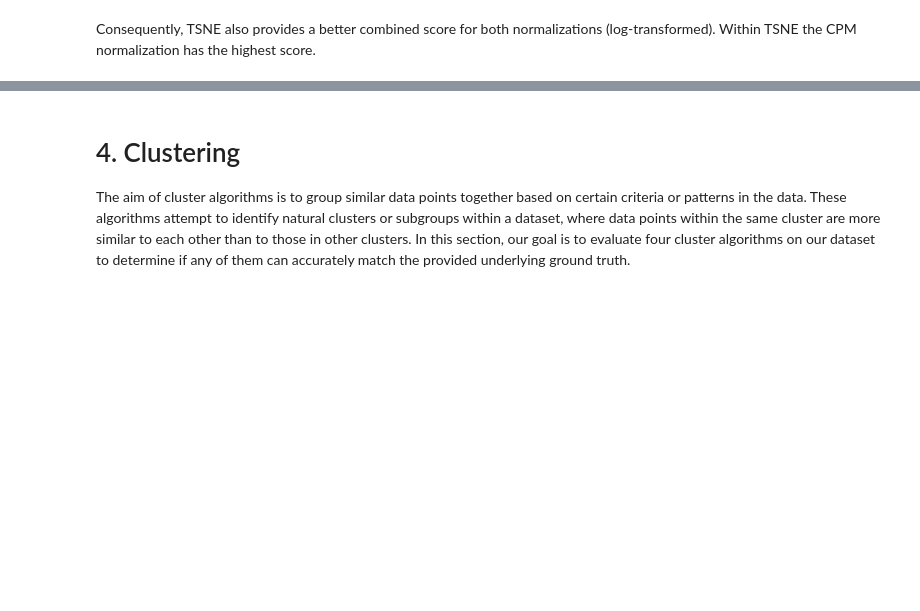
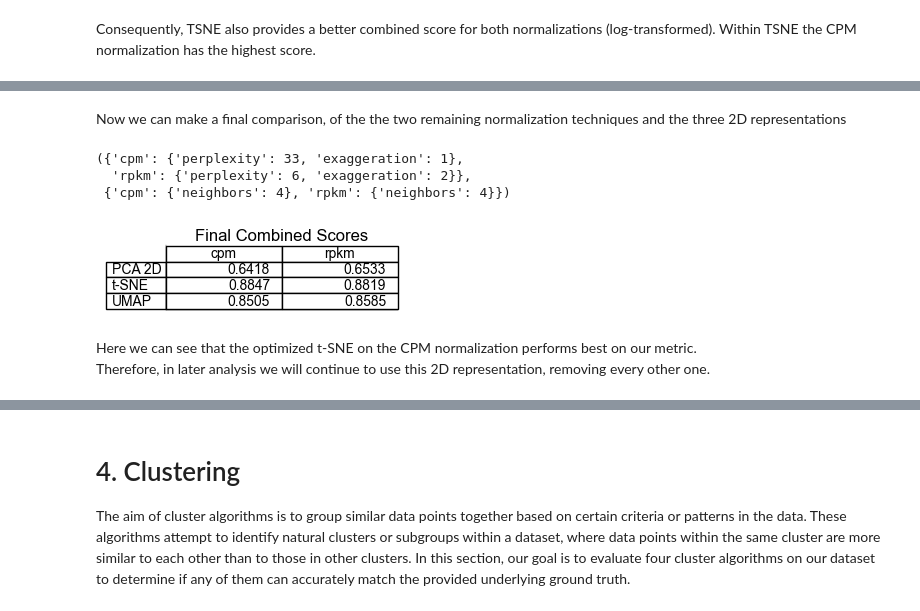
Before and after one commit to H-Kugler/neural-data-science, a Jupyter notebook: final_project/practical03_hand_in.ipynb, the cells around one changed output, grey strips where cells are left out. Cells and saved outputs as stored; diff of their text form; code cells hidden in the pictures; blank space fills up the shorter version.

```diff
--- a/final_project/practical03_hand_in.ipynb
+++ b/final_project/practical03_hand_in.ipynb
@@ -819,25 +814,4 @@ Consequently, TSNE also provides a better combined score for both normalizations
 
 As mentioned earlier, the TSNE algorithm involves two hyperparameters that the user needs to provide, and these values can be optimized. In the following we intend to employ a grid search scheme over discrete set of values to determine the best ones. The set was selected through visual assessment after a few attempts.
-# %%
-def tsne_gridsearch(
-    pca_result, perplexity_space, exaggeration_space, metric, progress_bar=None
-):
-    max_score = 0
-    for perplexity in perplexity_space:
-        for exaggeration in exaggeration_space:
-            tsne = TSNE(
-                perplexity=perplexity,
-                exaggeration=None if exaggeration == 0 else exaggeration,
-            )
-            tsne_result = tsne.fit(pca_result)
-            score = metric(pca_result, tsne_result)
-            if score > max_score:
-                max_score = score
-                best_perplexity = perplexity
-                best_exaggeration = exaggeration
-                best_result = tsne_result
-            if progress_bar is not None:
-                progress_bar.update(1)
-    return best_result, max_score, best_perplexity, best_exaggeration
 # %%
 # WARNING this cell takes a significant amount of time to run
@@ -892,5 +876,0 @@ pickle_out.close()
-# %%
-# load results
-pickle_in = open(intermediate_path / "tsne_results.pkl", "rb")
-tsne_results, tsne_dc, tsne_hyperparams = pickle.load(pickle_in)
-pickle_in.close()
@@ -898,0 +932,21 @@ TODO: Analysis...
+# %% [markdown]
+Now we can make a final comparison, of the the two remaining normalization techniques and the three 2D representations
+# %%
+tsne_hyperparams, umap_hyperparams
+# %% [output]
+({'cpm': {'perplexity': 33, 'exaggeration': 1},
+  'rpkm': {'perplexity': 6, 'exaggeration': 2}},
+ {'cpm': {'neighbors': 4}, 'rpkm': {'neighbors': 4}})
+# %%
+combined_scores = [
+    get_all_combined_scores(pca_results, lambda x: x[:, :2]),
+    get_all_combined_scores(tsne_results),
+    get_all_combined_scores(umap_results),
+]
+
+plot_score_table(combined_scores, "Final Combined Scores")
+# %% [output]
+[figure, added]
+# %% [markdown]
+Here we can see that the optimized t-SNE on the CPM normalization performs best on our metric.
+Therefore, in later analysis we will continue to use this 2D representation, removing every other one.
```
Also changed, not shown: parts of 14 cells of this notebook, 1 other file.
